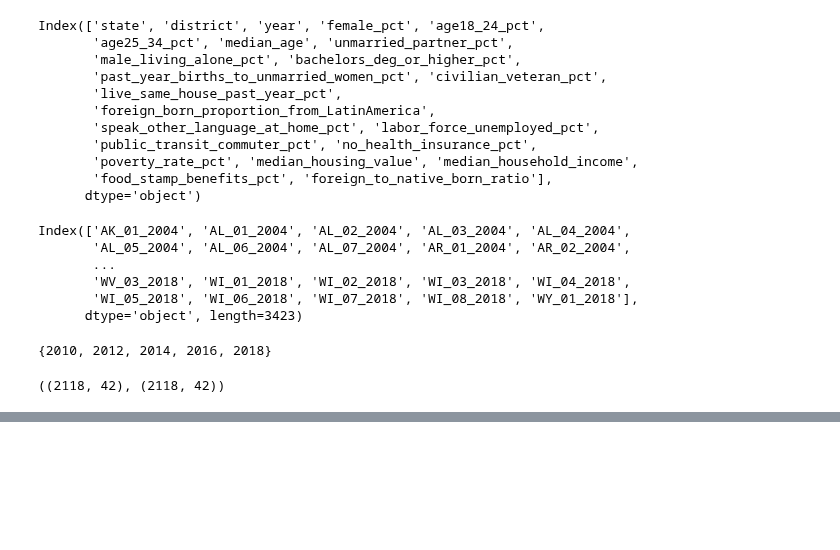
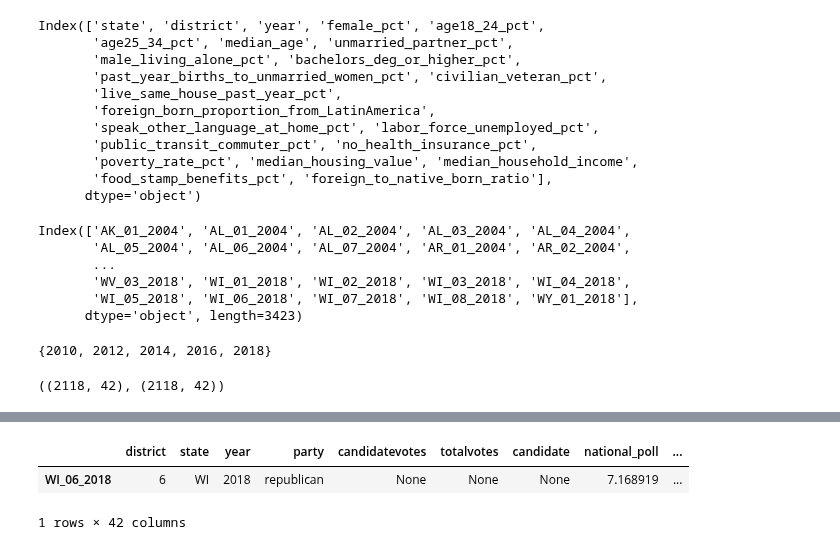
Before and after one commit to WildTangles/ac209a_project, a Jupyter notebook: ACS_Demographics_Processing.ipynb, the cells around one changed output, grey strips where cells are left out. Drawn from its saved outputs; the diff is of its cells as text; code cells hidden in the pictures; blank space fills up the shorter version.

```diff
--- a/ACS_Demographics_Processing.ipynb
+++ b/ACS_Demographics_Processing.ipynb
@@ -320,2 +332,8 @@ fec_demographics_data.shape, test.shape
+# %%
+fec_demographics_data[fec_demographics_data.index == 'WI_06_2018']
+# %% [output]
+|  | district | state | year | party | candidatevotes | totalvotes | candidate | national_poll | ... |
+| WI_06_2018 | 6 | WI | 2018 | republican | None | None | None | 7.168919 | ... |
+1 rows × 42 columns
 # %%
 test.columns
```
Also changed, not shown: parts of 8 cells of this notebook, 6 other files.
